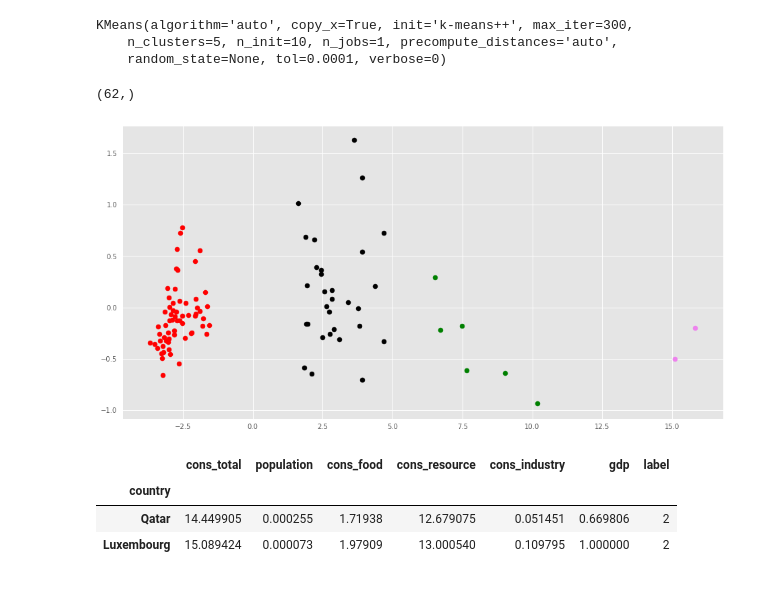
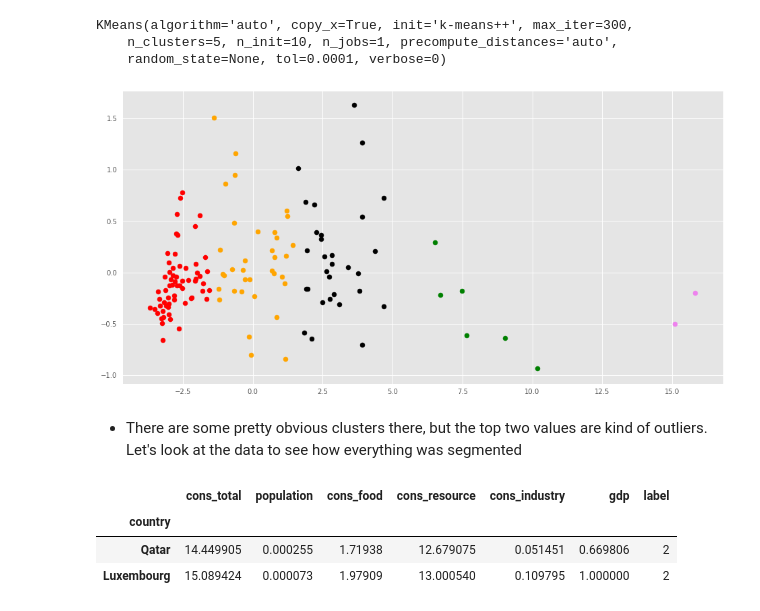
Before and after one commit to tdeason416/DS7331_grp3, a Jupyter notebook: Draft_3.ipynb, the cells around one changed output. Drawn from its saved outputs; the diff is of its cells as text; code cells hidden in the pictures.

Commit message:
derived formula for Kmeans plotting

```diff
--- a/Draft_3.ipynb
+++ b/Draft_3.ipynb
@@ -401,14 +413,10 @@ consume_2d = pca.fit_transform(consume_df)
 consume_2d = np.insert(consume_2d, 2, model.labels_, axis=1)
 # %%
 colors = ["black", 'Red', 'violet', 'green', 'orange', 'cyan', 'grey']
-# %%
-consume_2d[consume_2d == 1.0].shape
-# %% [output]
-(62,)
 # %%
 fig, ax = plt.subplots(1,1, figsize=(16,8))
-for cls, color in enumerate(colors[:4]):
+for cls, color in enumerate(colors[:5]):
     cons_tmp = consume_2d[consume_2d[:,2] == cls]
     ax.scatter(cons_tmp[:,0], cons_tmp[:,1], color=color);
 # %% [output]
-[figure, old version]
+[figure, new version]
@@ -417,3 +423,5 @@ consume_df['label'] = model.labels_
+# %% [markdown]
+* There are some pretty obvious clusters there, but the top two values are kind of outliers.  Let's look at the data to see how everything was segmented
 # %%
 consume_df[consume_df['label'] == 2]
 # %% [output]
```
Also changed, not shown: parts of 13 cells of this notebook.
